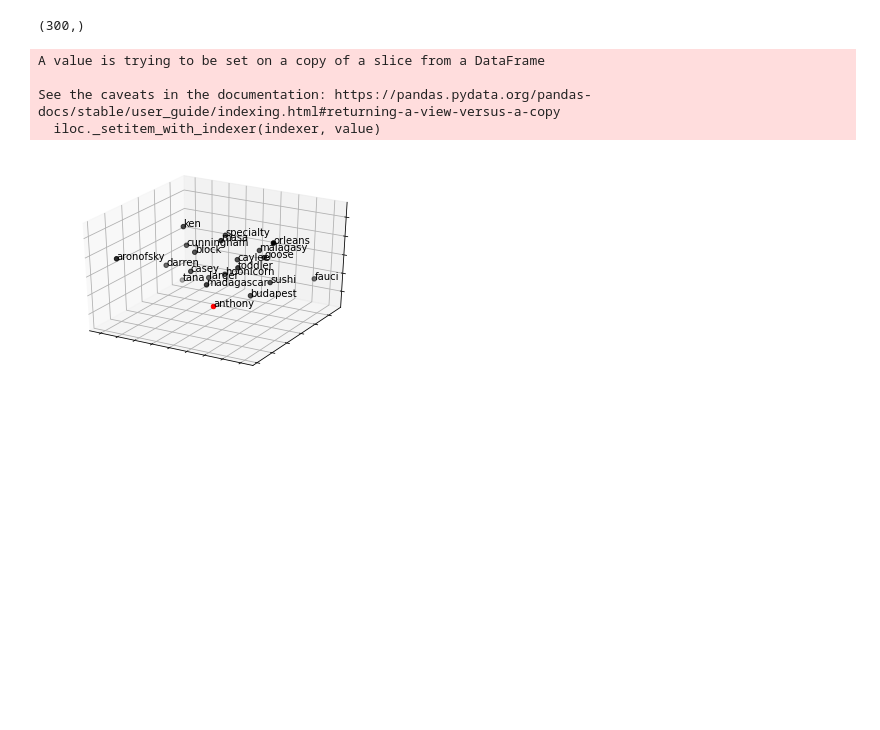
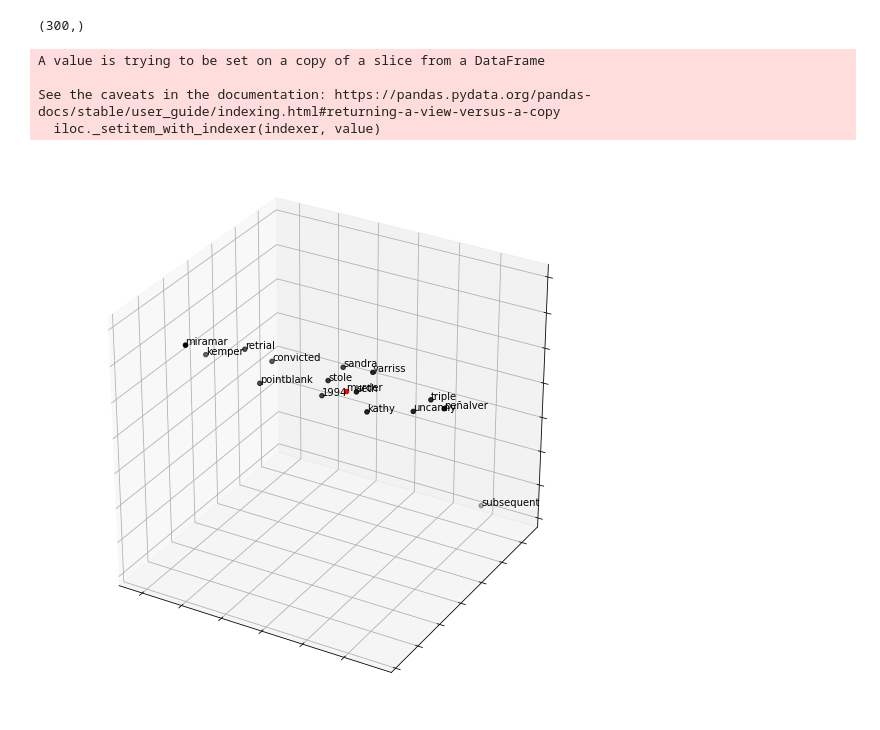
Before and after one commit to dclark18/Doc_NLP, a Jupyter notebook: Doc_engagers.ipynb, the cells around one changed output. Drawn from its saved outputs; the diff is of its cells as text; code cells hidden in the pictures; blank space fills up the shorter version.

```diff
--- a/Doc_engagers.ipynb
+++ b/Doc_engagers.ipynb
@@ -322,36 +323,36 @@ nlp[word].shape
 # %% [output]
 (300,)
 # %%
-word = "anthony"
-fig = plt.figure()
+word = "murder"
+fig = plt.figure(figsize = (10,10))
 ## word embedding
 tot_words = [word] + [tupla[0] for tupla in
-                 nlp.most_similar(word, topn=20)]
+                 nlp.most_similar(word, topn=15)]
 X = nlp[tot_words]
 ## pca to reduce dimensionality from 300 to 3
 pca = manifold.TSNE(perplexity=40, n_components=3, init='pca')
 X = pca.fit_transform(X)
 ## create dtf
 dtf_ = pd.DataFrame(X, index=tot_words, columns=["x","y","z"])
 dtf_["input"] = 0
 dtf_["input"].iloc[0:1] = 1
 ## plot 3d
 from mpl_toolkits.mplot3d import Axes3D
 ax = fig.add_subplot(111, projection='3d')
 ax.scatter(dtf_[dtf_["input"]==0]['x'],
            dtf_[dtf_["input"]==0]['y'],
            dtf_[dtf_["input"]==0]['z'], c="black")
 ax.scatter(dtf_[dtf_["input"]==1]['x'],
            dtf_[dtf_["input"]==1]['y'],
            dtf_[dtf_["input"]==1]['z'], c="red")
 ax.set(xlabel=None, ylabel=None, zlabel=None, xticklabels=[],
        yticklabels=[], zticklabels=[])
 for label, row in dtf_[["x","y","z"]].iterrows():
     x, y, z = row
     ax.text(x, y, z, s=label)
 # %% [output]
 A value is trying to be set on a copy of a slice from a DataFrame
 
 See the caveats in the documentation: https://pandas.pydata.org/pandas-docs/stable/user_guide/indexing.html#returning-a-view-versus-a-copy
   iloc._setitem_with_indexer(indexer, value)
-[figure, old version]
+[figure, new version]
```
Also changed, not shown: parts of 7 cells of this notebook.
